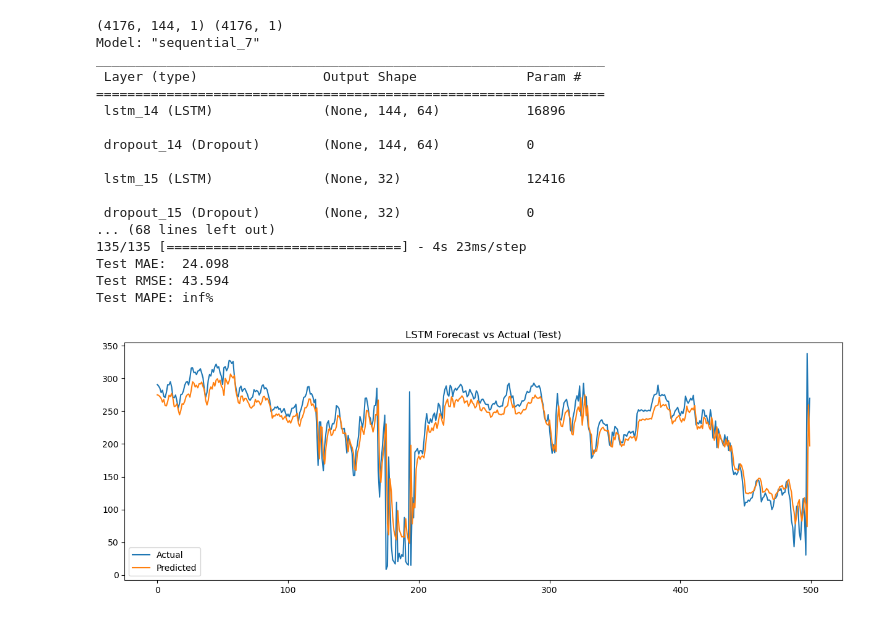
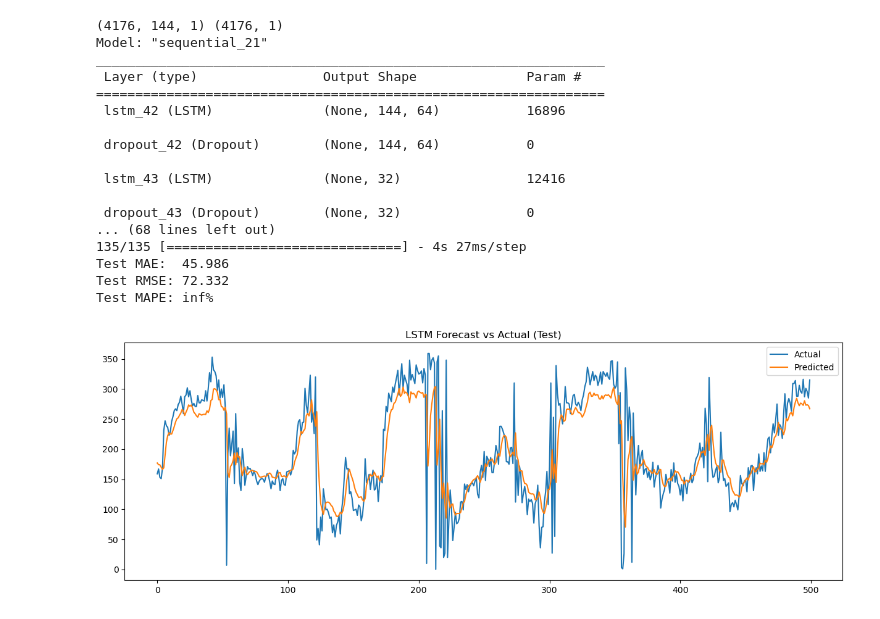
Before and after one commit to rowin1102/Project_03, a Jupyter notebook: soorim/02_4model_LSTM.ipynb, the cells around one changed output. Cells and saved outputs as stored; diff of their text form; code cells hidden in the pictures.

```diff
--- a/soorim/02_4model_LSTM.ipynb
+++ b/soorim/02_4model_LSTM.ipynb
@@ -11,8 +11,8 @@ from sklearn.metrics import mean_absolute_error, mean_squared_error
 # ------------------------------
 # 1) 데이터 로드
 # ------------------------------
-train_df = pd.read_csv('../finalData/InCheon_04.csv')
-test_df  = pd.read_csv('../finalData/InCheon_05.csv')
+train_df = pd.read_csv('../finalData/TongYeong_04.csv')
+test_df  = pd.read_csv('../finalData/TongYeong_05.csv')
 
 # timestamp를 datetime으로
 train_df['datetime'] = pd.to_datetime(train_df['datetime'])
@@ -27,8 +27,8 @@ test_df  = test_df.sort_values('datetime')
 # ------------------------------
 scaler = MinMaxScaler()
 
-train_scaled = scaler.fit_transform(train_df[['wind_dir']])
-test_scaled  = scaler.transform(test_df[['wind_dir']])
+train_scaled = scaler.fit_transform(train_df[['sea_dir_i']])
+test_scaled  = scaler.transform(test_df[['sea_dir_i']])
 
 # ------------------------------
 # 3) 시퀀스 생성 함수
@@ -84,11 +84,11 @@ y_pred = scaler.inverse_transform(y_pred_scaled)
 y_true = scaler.inverse_transform(y_test)
 
 # 모델 저장
-model.save('./model/InCheon/lstm_model_windDir.h5')
+model.save('./model/TongYeong/lstm_model_sea_dir_i.h5')
 
 # 스케일러 저장
 import joblib
-joblib.dump(scaler, './scaler/InCheon/windDir_scaler.pkl')
+joblib.dump(scaler, './scaler/TongYeong/sea_dir_i_scaler.pkl')
 
 # ------------------------------
 # 7) 평가 지표 계산
@@ -101,42 +101,42 @@ mae = mean_absolute_error(y_true, y_pred)
 rmse = np.sqrt(mean_squared_error(y_true, y_pred))
 
 # MAPE (평균 절대 백분율 오차)
 mape = np.mean(np.abs((y_true - y_pred) / y_true)) * 100
 
 print(f"Test MAE:  {mae:.3f}")
 print(f"Test RMSE: {rmse:.3f}")
 print(f"Test MAPE: {mape:.2f}%")
 
 # ------------------------------
 # 8) 시각화
 # ------------------------------
 import matplotlib.pyplot as plt
 
 plt.figure(figsize=(15,5))
 plt.plot(y_true[:500], label='Actual')   # 일부만 plot
 plt.plot(y_pred[:500], label='Predicted')
 plt.title('LSTM Forecast vs Actual (Test)')
 plt.legend()
 plt.show()
 # %% [output]
 (4176, 144, 1) (4176, 1)
-Model: "sequential_7"
+Model: "sequential_21"
 _________________________________________________________________
  Layer (type)                Output Shape              Param #
 =================================================================
- lstm_14 (LSTM)              (None, 144, 64)           16896
+ lstm_42 (LSTM)              (None, 144, 64)           16896
 
- dropout_14 (Dropout)        (None, 144, 64)           0
+ dropout_42 (Dropout)        (None, 144, 64)           0
 
- lstm_15 (LSTM)              (None, 32)                12416
+ lstm_43 (LSTM)              (None, 32)                12416
 
- dropout_15 (Dropout)        (None, 32)                0
+ dropout_43 (Dropout)        (None, 32)                0
 ... (68 lines left out)
-135/135 [==============================] - 4s 23ms/step
-Test MAE:  24.098
-Test RMSE: 43.594
+135/135 [==============================] - 4s 27ms/step
+Test MAE:  45.986
+Test RMSE: 72.332
 Test MAPE: inf%
-[figure, old version]
+[figure, new version]
 # %%
 import pandas as pd
 import numpy as np
```
Also changed, not shown: parts of 1 cell of this notebook, 32 other files.
